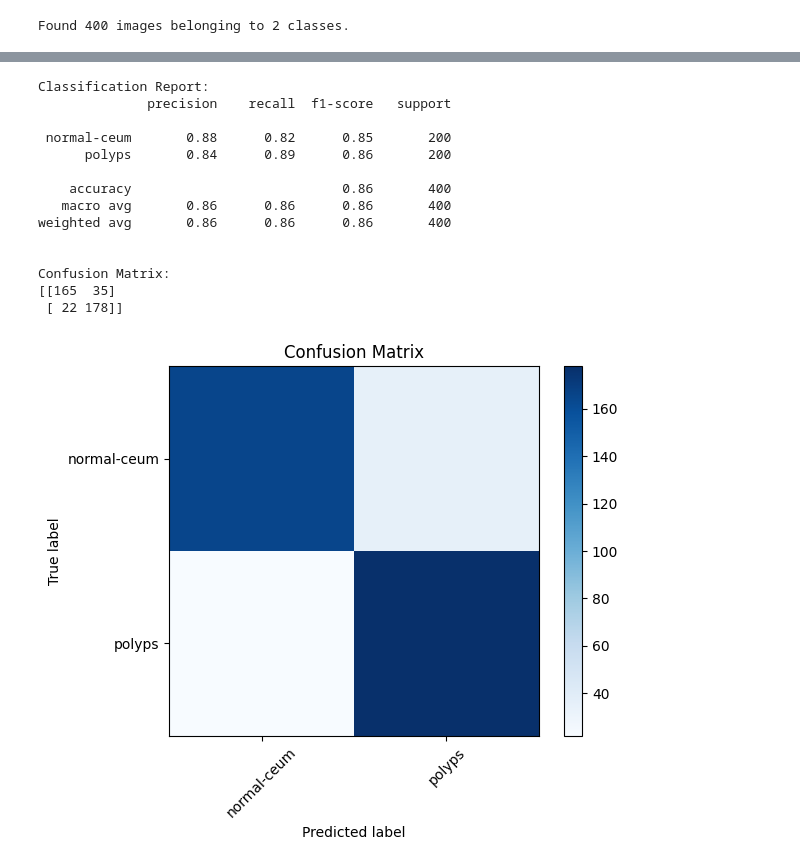
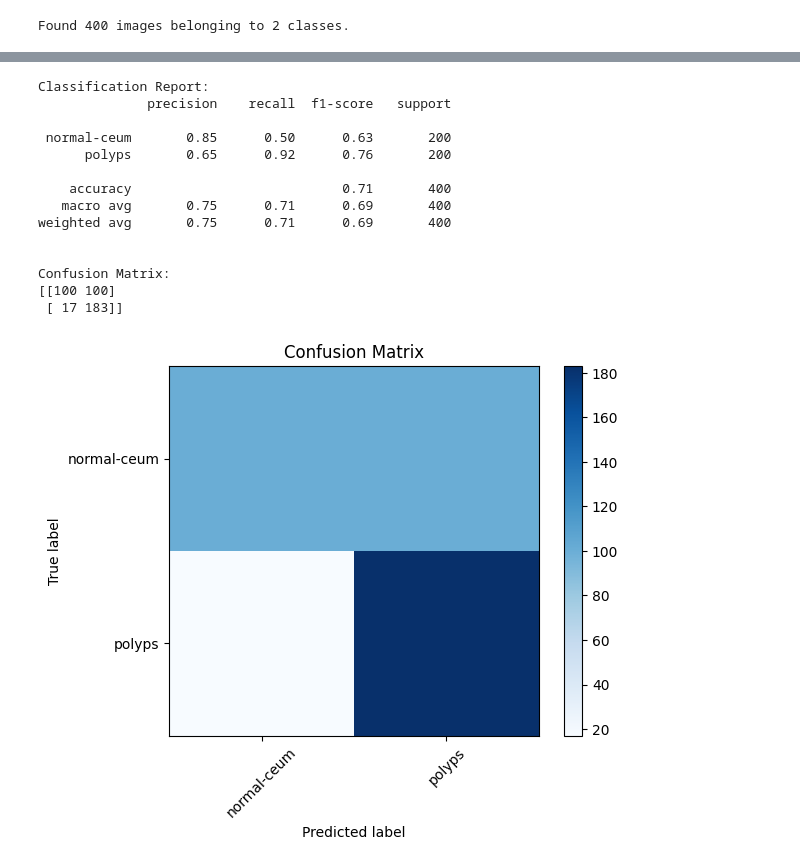
Before and after one commit to heartzhacker/NIT-Trichy, a Jupyter notebook: resnet50-modified-architecture.ipynb, the cells around one changed output, grey strips where cells are left out. Drawn from its saved outputs; the diff is of its cells as text; code cells hidden in the pictures.

```diff
--- a/resnet50-modified-architecture.ipynb
+++ b/resnet50-modified-architecture.ipynb
@@ -208,7 +262,7 @@ Epoch 25/25
 # %%
 history_clahe_train1 = model_2.fit(
     clahe_train1_generator,
-    epochs= 25,
+    epochs= 150,
     validation_data=clahe_val_generator
 )
 # %% [output]
@@ -430,7 +574,7 @@ Epoch 25/25
 # %%
 history_clahe_train2 = model_2.fit(
     clahe_train2_generator,
-    epochs=25,
+    epochs=150,
     validation_data=clahe_val_generator
 )
 # %% [output]
@@ -630,7 +873,7 @@ Epoch 25/25
 # %%
 history_clahe_train3 = model_2.fit(
     clahe_train3_generator,
-    epochs=25,
+    epochs=150,
     validation_data=clahe_val_generator
 )
 # %% [output]
@@ -741,6 +1008,6 @@ plt.show()
 # %%
-predictions = model_2.predict(clahe_test_generator)
+predictions = model_2.predict(test_generator)
 predicted_labels = np.argmax(predictions, axis=1)
 
-true_labels = clahe_test_generator.classes
+true_labels = test_generator.classes
 # %% [output]
@@ -748,34 +1015,34 @@ true_labels = clahe_test_generator.classes
 # %%
-class_names = list(clahe_test_generator.class_indices.keys())
+class_names = list(test_generator.class_indices.keys())
 print("\nClassification Report:")
 print(classification_report(true_labels, predicted_labels, target_names=class_names))
 
 conf_matrix = confusion_matrix(true_labels, predicted_labels)
 print("\nConfusion Matrix:")
 print(conf_matrix)
 
 plt.imshow(conf_matrix, interpolation='nearest', cmap=plt.cm.Blues)
 plt.title('Confusion Matrix')
 plt.colorbar()
 tick_marks = np.arange(len(class_names))
 plt.xticks(tick_marks, class_names, rotation=45)
 plt.yticks(tick_marks, class_names)
 plt.ylabel('True label')
 plt.xlabel('Predicted label')
 plt.show()
 # %% [output]
 Classification Report:
               precision    recall  f1-score   support
 
- normal-ceum       0.88      0.82      0.85       200
-      polyps       0.84      0.89      0.86       200
+ normal-ceum       0.85      0.50      0.63       200
+      polyps       0.65      0.92      0.76       200
 
-    accuracy                           0.86       400
-   macro avg       0.86      0.86      0.86       400
-weighted avg       0.86      0.86      0.86       400
+    accuracy                           0.71       400
+   macro avg       0.75      0.71      0.69       400
+weighted avg       0.75      0.71      0.69       400
 
 
 Confusion Matrix:
-[[165  35]
- [ 22 178]]
+[[100 100]
+ [ 17 183]]
-[figure, old version]
+[figure, new version]
```
Also changed, not shown: parts of 45 cells of this notebook.
